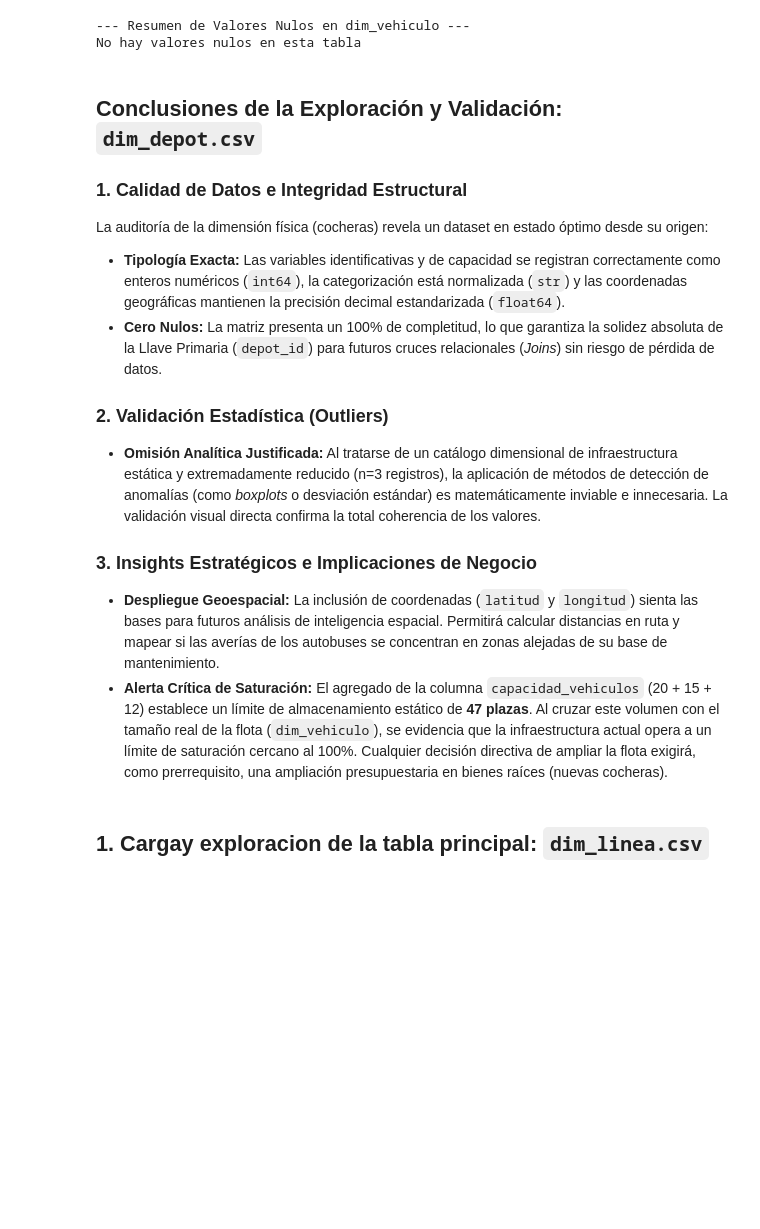
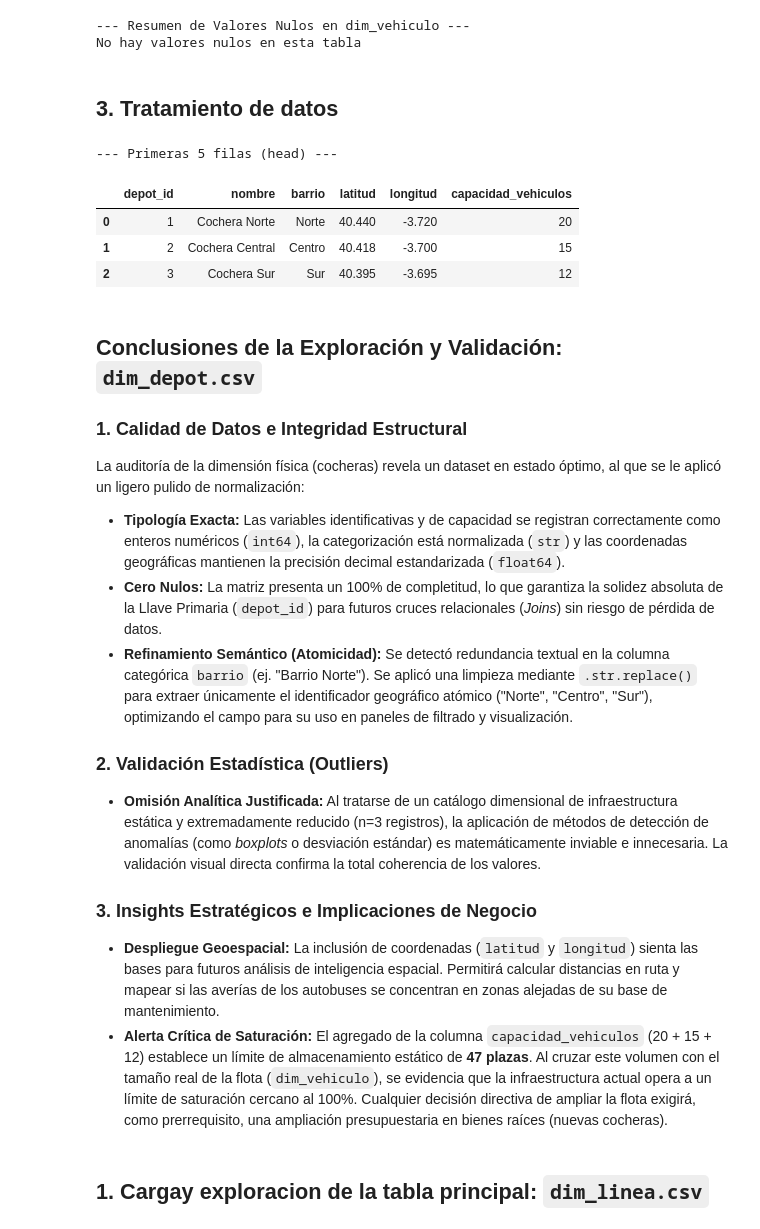
Before and after one commit to databaandsc/MetroBus_Analytics, a Jupyter notebook: 01_eda.ipynb, the cells around one changed output. Cells and saved outputs as stored; diff of their text form; code cells hidden in the pictures; blank space fills up the shorter version.

Commit message:
refactor(eda): limpieza semantica de barrio en dim_depot y actualizacion de docs

```diff
--- a/01_eda.ipynb
+++ b/01_eda.ipynb
@@ -1815,13 +1815,29 @@ else:
 # %% [output]
 --- Resumen de Valores Nulos en dim_vehiculo ---
 No hay valores nulos en esta tabla
+# %% [markdown]
+## 3. Tratamiento de datos
+# %%
+# Reemplazamos la palabra "Barrio " por nada (un string vacío) para dejar solo la zona
+df_depot['barrio'] = df_depot['barrio'].str.replace('Barrio ', '', regex=False)
+
+# 3. Comprobación final
+print("--- Primeras 5 filas (head) ---")
+display(df_depot.head())
+# %% [output]
+--- Primeras 5 filas (head) ---
+|  | depot_id | nombre | barrio | latitud | longitud | capacidad_vehiculos |
+| 0 | 1 | Cochera Norte | Norte | 40.440 | -3.720 | 20 |
+| 1 | 2 | Cochera Central | Centro | 40.418 | -3.700 | 15 |
+| 2 | 3 | Cochera Sur | Sur | 40.395 | -3.695 | 12 |
 # %% [markdown]
 ## Conclusiones de la Exploración y Validación: `dim_depot.csv`
 
 ### 1. Calidad de Datos e Integridad Estructural
-La auditoría de la dimensión física (cocheras) revela un dataset en estado óptimo desde su origen:
+La auditoría de la dimensión física (cocheras) revela un dataset en estado óptimo, al que se le aplicó un ligero pulido de normalización:
 * **Tipología Exacta:** Las variables identificativas y de capacidad se registran correctamente como enteros numéricos (`int64`), la categorización está normalizada (`str`) y las coordenadas geográficas mantienen la precisión decimal estandarizada (`float64`).
 * **Cero Nulos:** La matriz presenta un 100% de completitud, lo que garantiza la solidez absoluta de la Llave Primaria (`depot_id`) para futuros cruces relacionales (*Joins*) sin riesgo de pérdida de datos.
+* **Refinamiento Semántico (Atomicidad):** Se detectó redundancia textual en la columna categórica `barrio` (ej. "Barrio Norte"). Se aplicó una limpieza mediante `.str.replace()` para extraer únicamente el identificador geográfico atómico ("Norte", "Centro", "Sur"), optimizando el campo para su uso en paneles de filtrado y visualización.
 
 ### 2. Validación Estadística (Outliers)
 * **Omisión Analítica Justificada:** Al tratarse de un catálogo dimensional de infraestructura estática y extremadamente reducido (n=3 registros), la aplicación de métodos de detección de anomalías (como *boxplots* o desviación estándar) es matemáticamente inviable e innecesaria. La validación visual directa confirma la total coherencia de los valores.
```
Also changed, not shown: parts of 15 cells of this notebook.
